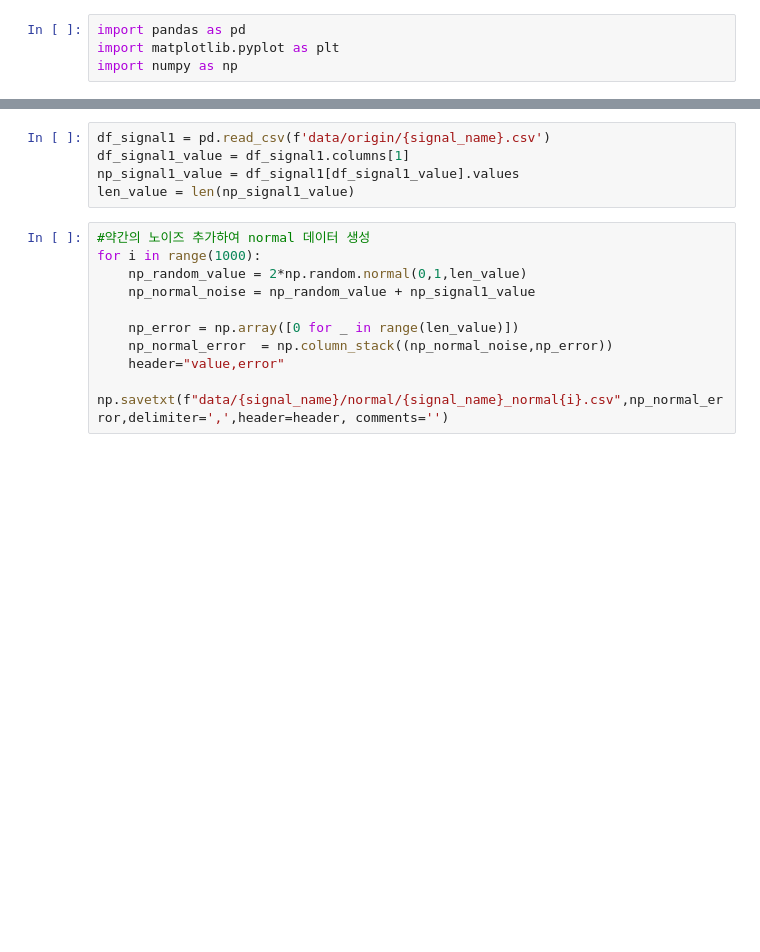
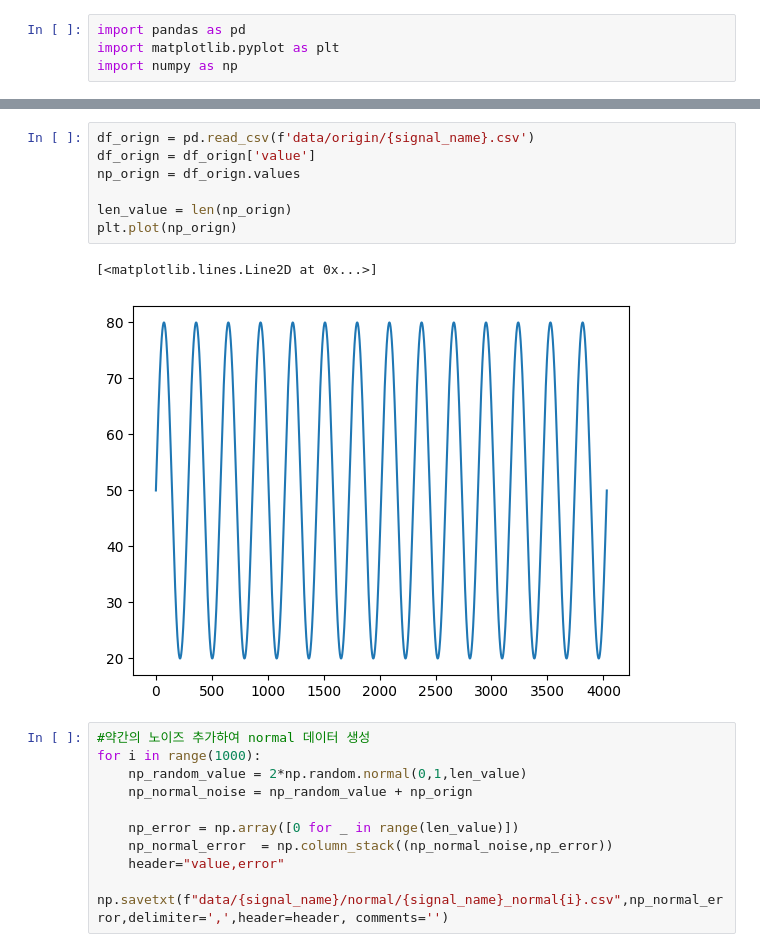
Before and after one commit to yilee10/detect_anormal, a Jupyter notebook: make_new_data.ipynb, the cells around one changed output, grey strips where cells are left out. Saved outputs shown, nothing was run; the diff lists cells and outputs as text; blank space fills up the shorter version.

```diff
--- a/make_new_data.ipynb
+++ b/make_new_data.ipynb
@@ -10,13 +21,18 @@ signal_name = 'signal1'
 # %%
-df_signal1 = pd.read_csv(f'data/origin/{signal_name}.csv')
-df_signal1_value = df_signal1.columns[1]
-np_signal1_value = df_signal1[df_signal1_value].values
-len_value = len(np_signal1_value)
+df_orign = pd.read_csv(f'data/origin/{signal_name}.csv')
+df_orign = df_orign['value']
+np_orign = df_orign.values
+
+len_value = len(np_orign)
+plt.plot(np_orign)
+# %% [output]
+[<matplotlib.lines.Line2D at 0x...>]
+[figure, added]
 # %%
 #약간의 노이즈 추가하여 normal 데이터 생성
 for i in range(1000):
     np_random_value = 2*np.random.normal(0,1,len_value)
-    np_normal_noise = np_random_value + np_signal1_value
+    np_normal_noise = np_random_value + np_orign
 
     np_error = np.array([0 for _ in range(len_value)])
     np_normal_error  = np.column_stack((np_normal_noise,np_error))
```
Also changed, not shown: parts of 16 cells of this notebook.
